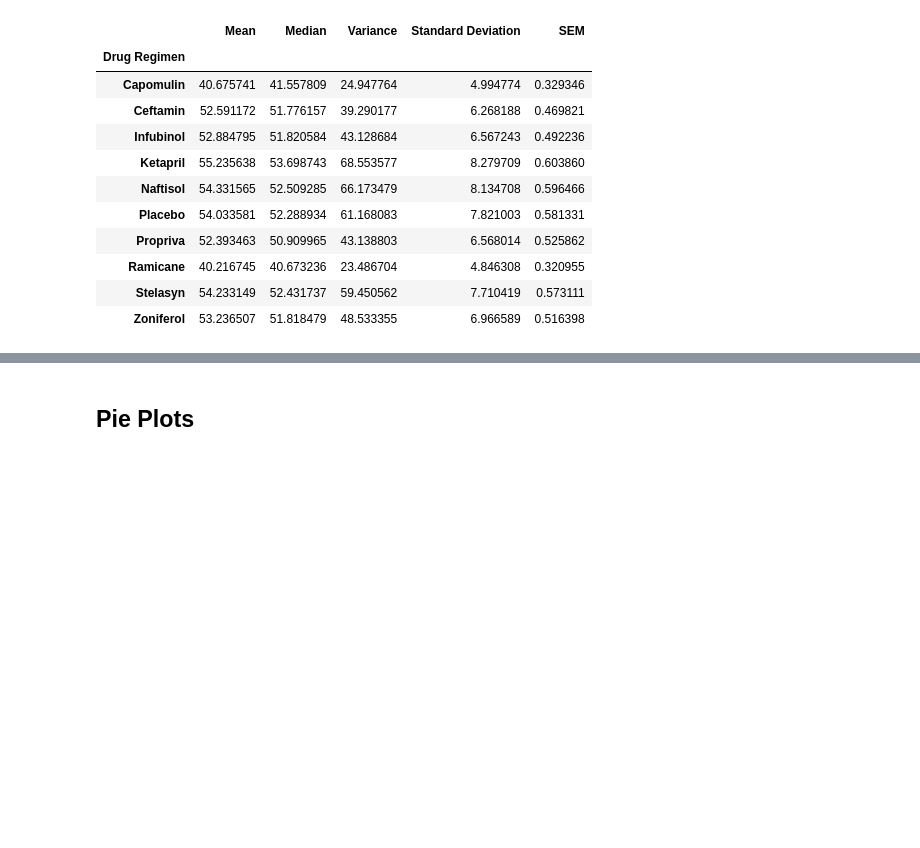
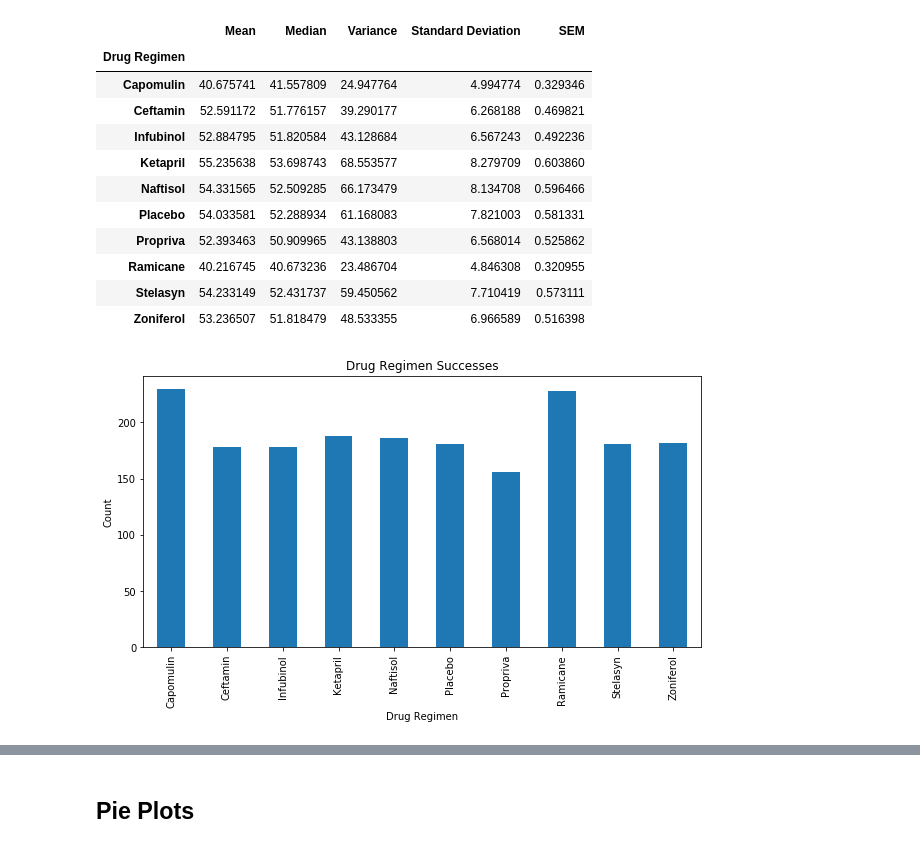
Before and after one commit to Jdahruj/matplotlib-challenge, a Jupyter notebook: Pymaceuticals/pymaceuticals_starter.ipynb, the cells around one changed output, grey strips where cells are left out. Saved outputs shown, nothing was run; the diff lists cells and outputs as text; code cells hidden in the pictures; blank space fills up the shorter version.

```diff
--- a/Pymaceuticals/pymaceuticals_starter.ipynb
+++ b/Pymaceuticals/pymaceuticals_starter.ipynb
@@ -87,4 +87,18 @@ summary_table
 | Zoniferol | 53.236507 | 51.818479 | 48.533355 | 6.966589 | 0.516398 |
 # %%
 ## Bar Plots
+# %%
+# Generate a bar plot showing the number of mice per time point for each treatment throughout the course of the study using pandas.
+regimen_data = clean_df.groupby(["Drug Regimen"]).count()["Mouse ID"]
+regimen_data.plot(kind="bar", figsize=(10,5))
+
+# Set all titles on chart
+plt.title("Drug Regimen Successes")
+plt.xlabel("Drug Regimen")
+plt.ylabel("Count")
+
+# Show the chart
+plt.show()
+# %% [output]
+[figure, added]
 # %%
```
Also changed, not shown: parts of 4 cells of this notebook.
